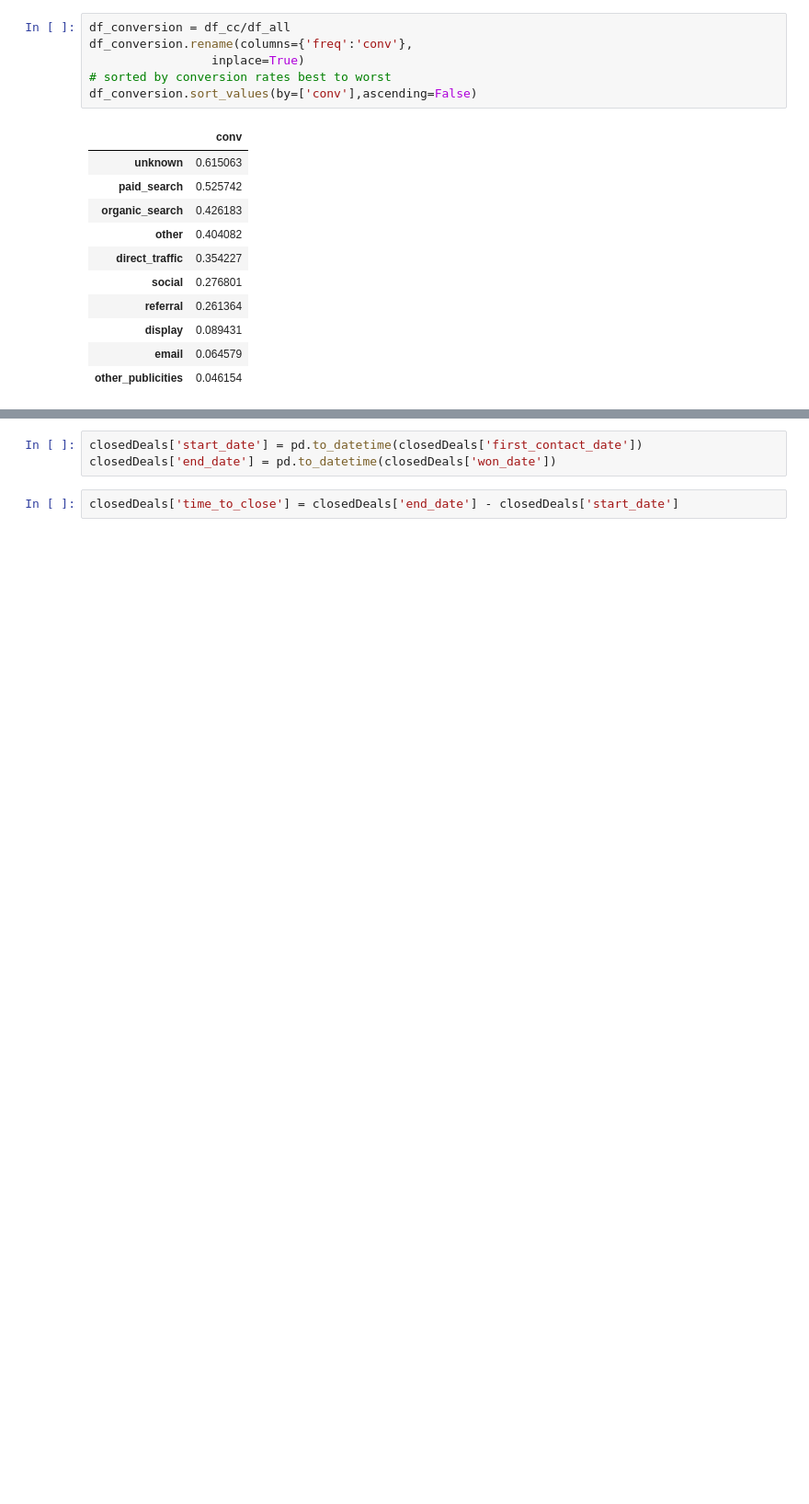
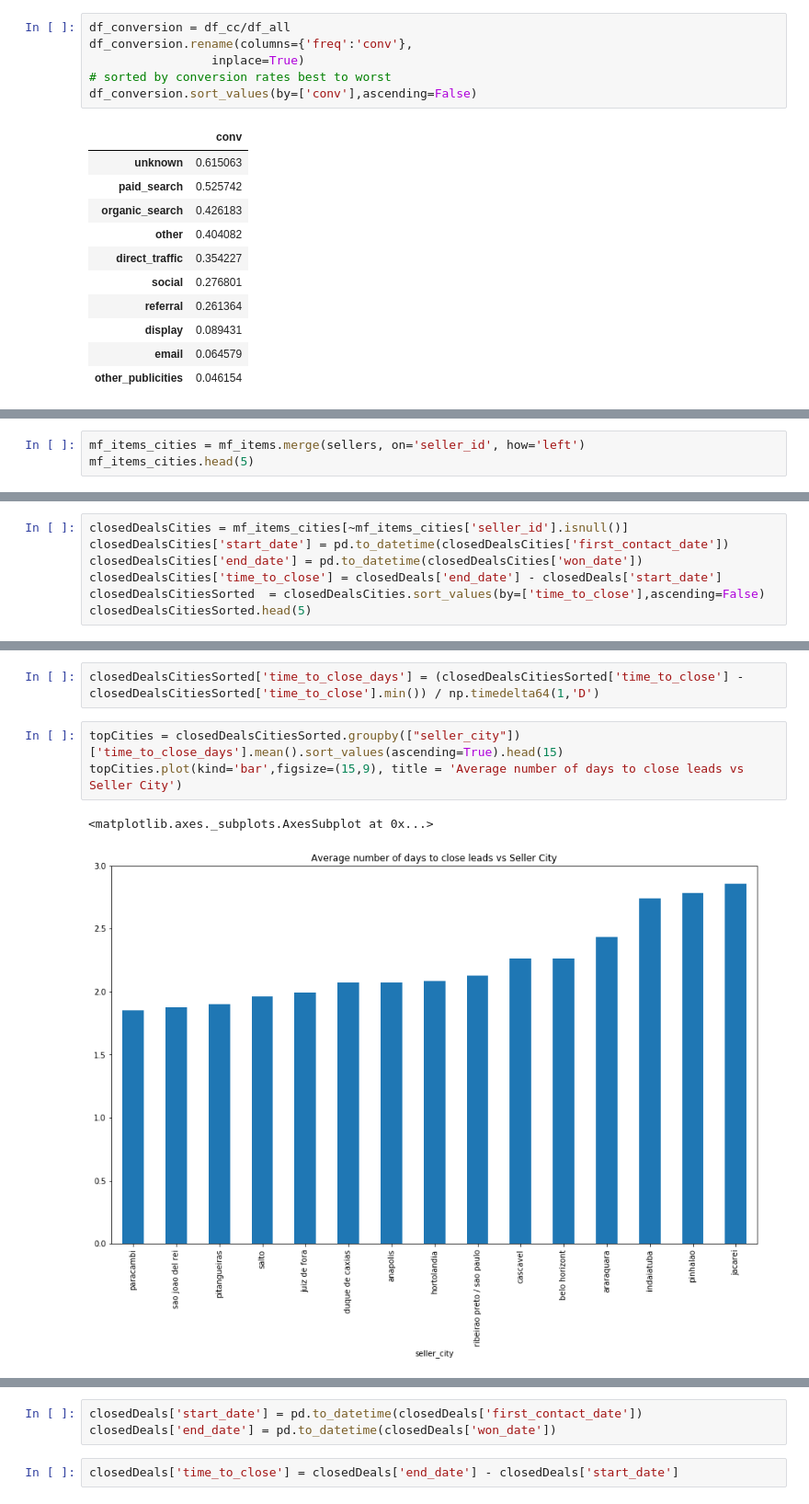
Before and after one commit to mohammedsaqib/Marketing-Analytics-Project, a Jupyter notebook: OLIST-Channels.ipynb, the cells around one changed output, grey strips where cells are left out. Shown: that part at 92% size. Drawn from its saved outputs; the diff is of its cells as text; blank space fills up the shorter version.

Commit message:
add city level analysis for leads

```diff
--- a/OLIST-Channels.ipynb
+++ b/OLIST-Channels.ipynb
@@ -221,0 +222,3 @@ Category level conversion - which categories are taking longer time to close?
+# %%
+mf_items_cities = mf_items.merge(sellers, on='seller_id', how='left')
+mf_items_cities.head(5)
@@ -221,0 +233,7 @@ Category level conversion - which categories are taking longer time to close?
+# %%
+closedDealsCities = mf_items_cities[~mf_items_cities['seller_id'].isnull()]
+closedDealsCities['start_date'] = pd.to_datetime(closedDealsCities['first_contact_date'])
+closedDealsCities['end_date'] = pd.to_datetime(closedDealsCities['won_date'])
+closedDealsCities['time_to_close'] = closedDeals['end_date'] - closedDeals['start_date']
+closedDealsCitiesSorted  = closedDealsCities.sort_values(by=['time_to_close'],ascending=False)
+closedDealsCitiesSorted.head(5)
@@ -221,0 +248,8 @@ Category level conversion - which categories are taking longer time to close?
+# %%
+closedDealsCitiesSorted['time_to_close_days'] = (closedDealsCitiesSorted['time_to_close'] - closedDealsCitiesSorted['time_to_close'].min()) / np.timedelta64(1,'D')
+# %%
+topCities = closedDealsCitiesSorted.groupby(["seller_city"])['time_to_close_days'].mean().sort_values(ascending=True).head(15)
+topCities.plot(kind='bar',figsize=(15,9), title = 'Average number of days to close leads vs Seller City')
+# %% [output]
+<matplotlib.axes._subplots.AxesSubplot at 0x...>
+[figure, added]
```
Also changed, not shown: parts of 13 cells of this notebook.
